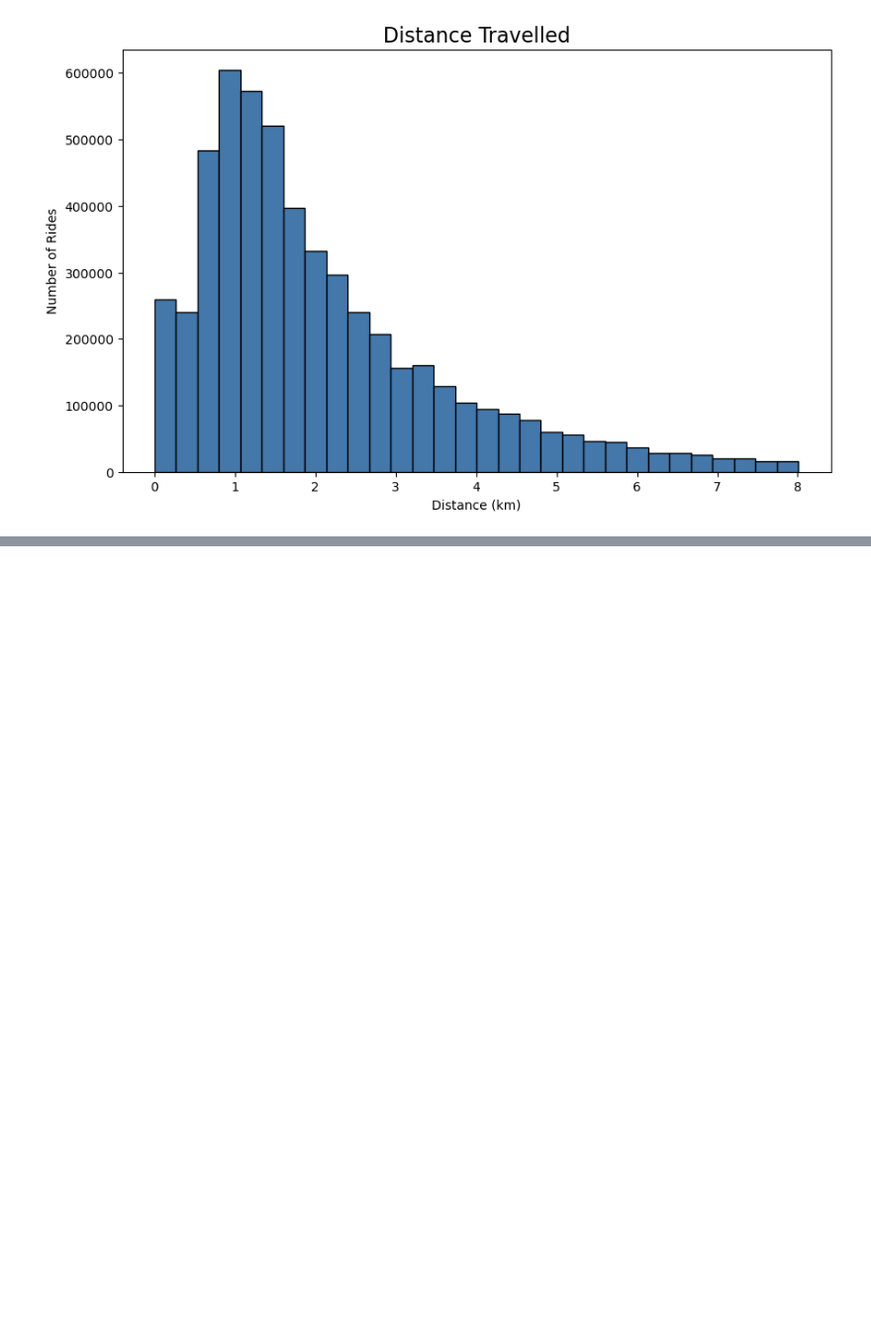
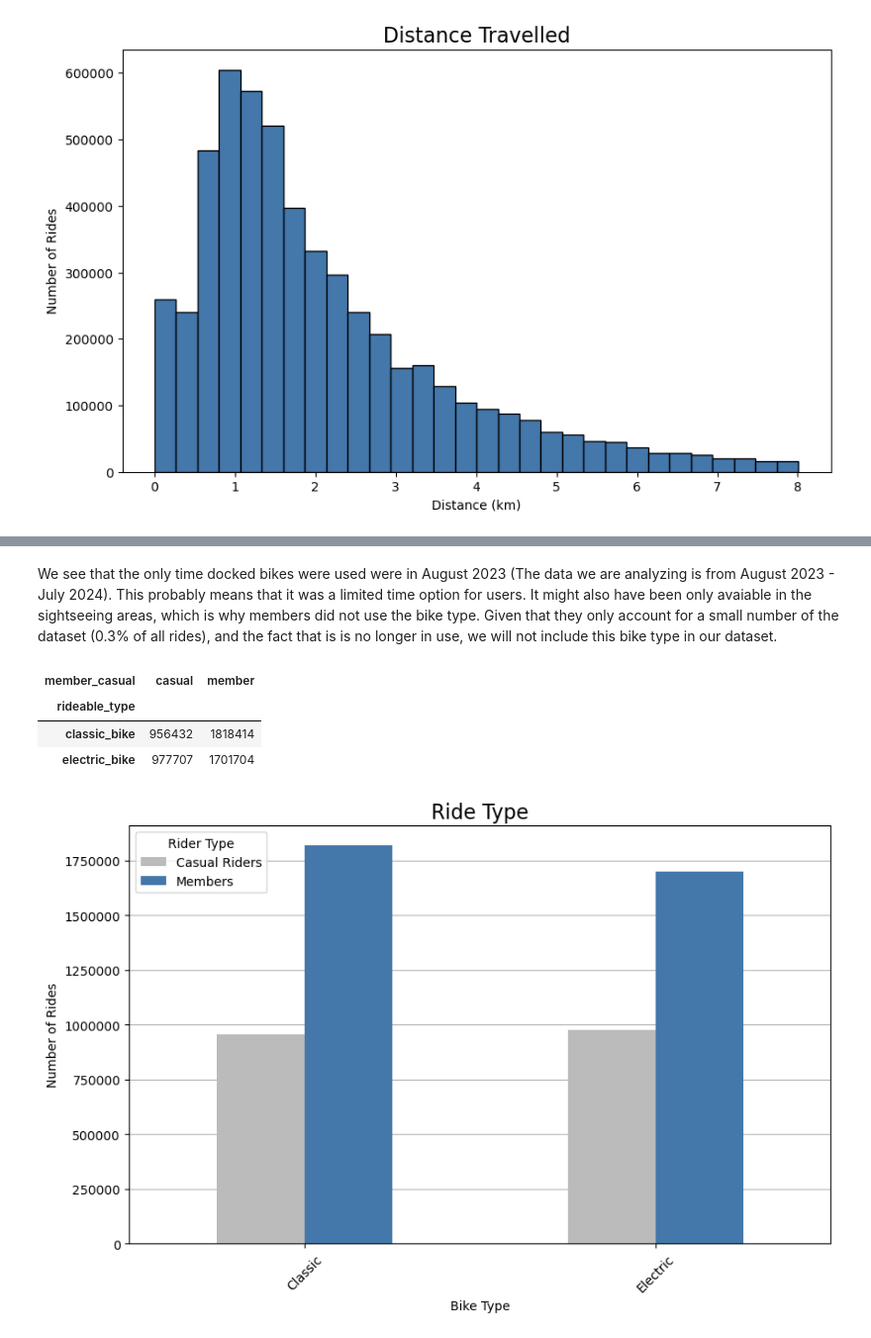
Before and after one commit to iaheung/cyclistic_casestudy, a Jupyter notebook: data_analysis.ipynb, the cells around one changed output, grey strips where cells are left out. Shown: that part at 99% size. Saved outputs shown, nothing was run; the diff lists cells and outputs as text; code cells hidden in the pictures; blank space fills up the shorter version.

```diff
--- a/data_analysis.ipynb
+++ b/data_analysis.ipynb
@@ -673,0 +786,39 @@ plt.show()
+# %% [markdown]
+We see that the only time docked bikes were used were in August 2023 (The data we are analyzing is from August 2023 - July 2024). This probably means that it was a limited time option for users. It might also have been only avaiable in the sightseeing areas, which is why members did not use the bike type. Given that they only account for a small number of the dataset (0.3% of all rides), and the fact that is is no longer in use, we will not include this bike type in our dataset.
+# %%
+# with counts
+filtered_df = df[df['rideable_type'] != 'docked_bike']
+
+# daily percentage data
+df_ridetype = filtered_df.groupby(['member_casual', 'rideable_type']).size().reset_index(name='count')
+df_ridetype = df_ridetype.pivot(index='rideable_type', columns='member_casual', values='count').fillna(0)
+df_ridetype
+# %% [output]
+| member_casual | casual | member |
+| rideable_type |  |  |
+| classic_bike | 956432 | 1818414 |
+| electric_bike | 977707 | 1701704 |
+# %%
+plt.figure(figsize=(10, 6))
+
+ax = df_ridetype.plot(kind='bar', ax=plt.gca(), color=['#BBBBBB', '#4477AA'], zorder=3)
+ax.legend(['Casual Riders', 'Members'], title='Rider Type')
+ax.grid(axis='y', color='gray', alpha=0.6, zorder=1)
+ax.set_xticklabels(['Classic' if label == 'classic_bike' else 'Electric' for label in df_ridetype.index])
+
+plt.title('Ride Type', fontsize=16)
+plt.xlabel('Bike Type')
+plt.ylabel('Number of Rides')
+plt.xticks(rotation=45)
+plt.ticklabel_format(axis='y', style='plain')
+
+directory = 'plots'
+if not os.path.exists(directory):
+    os.makedirs(directory)
+
+file_path = os.path.join(directory, 'ridetype.png')
+plt.savefig(file_path, bbox_inches='tight')
+
+plt.show()
+# %% [output]
+[figure, added]
```
Also changed, not shown: parts of 14 cells of this notebook.
